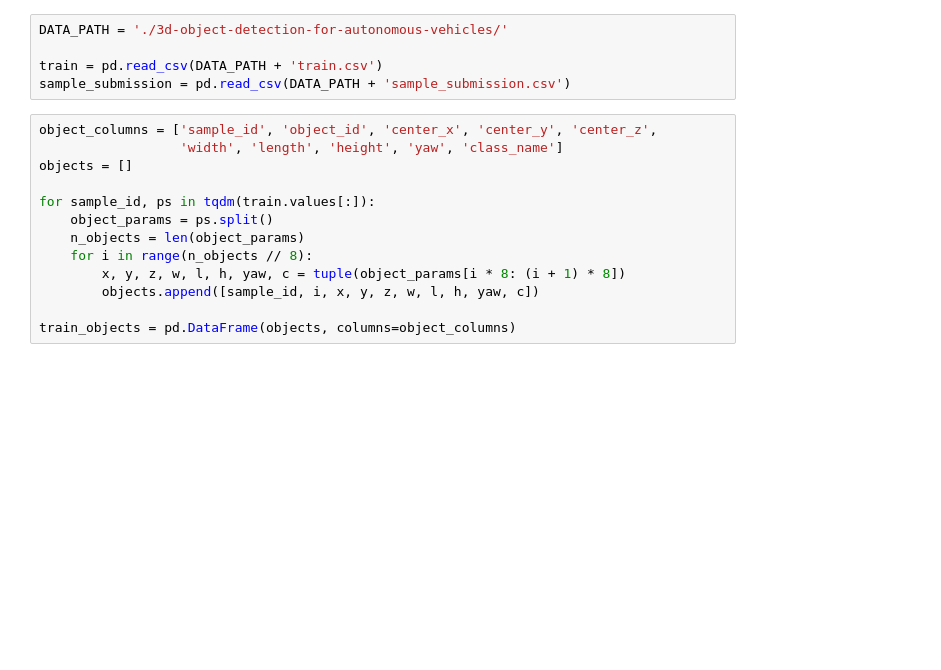
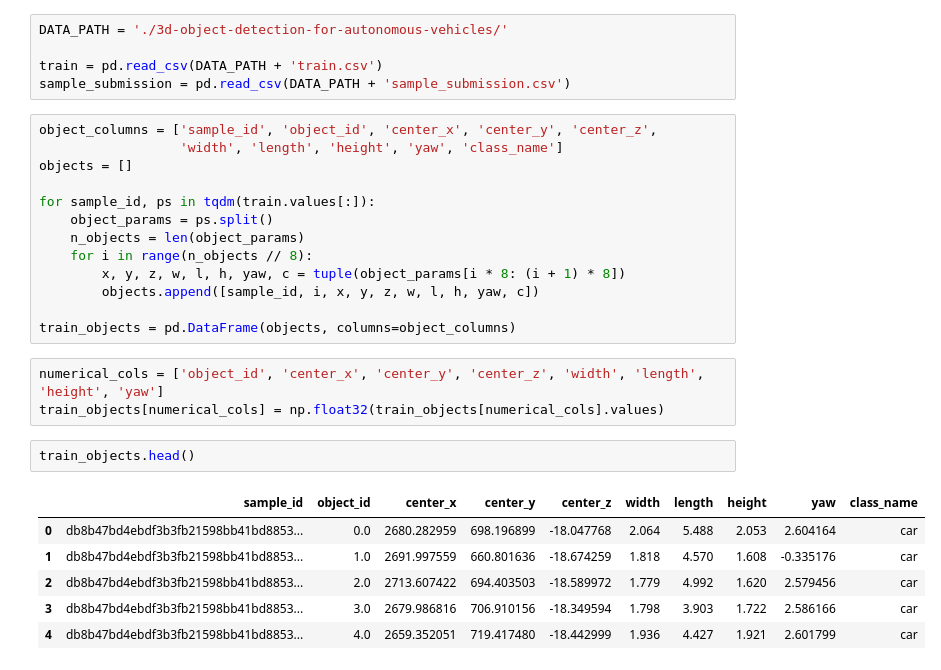
Before and after one commit to subClassy/lyft-3D-object-detector, a Jupyter notebook: data_exploration.ipynb, the cells around one changed output. Saved outputs shown, nothing was run; the diff lists cells and outputs as text; blank space fills up the shorter version.

```diff
--- a/data_exploration.ipynb
+++ b/data_exploration.ipynb
@@ -56,3 +58,15 @@ for sample_id, ps in tqdm(train.values[:]):
         objects.append([sample_id, i, x, y, z, w, l, h, yaw, c])
 
 train_objects = pd.DataFrame(objects, columns=object_columns)
+# %%
+numerical_cols = ['object_id', 'center_x', 'center_y', 'center_z', 'width', 'length', 'height', 'yaw']
+train_objects[numerical_cols] = np.float32(train_objects[numerical_cols].values)
+# %%
+train_objects.head()
+# %% [output]
+|  | sample_id | object_id | center_x | center_y | center_z | width | length | height | yaw | class_name |
+| 0 | db8b47bd4ebdf3b3fb21598bb41bd8853... | 0.0 | 2680.282959 | 698.196899 | -18.047768 | 2.064 | 5.488 | 2.053 | 2.604164 | car |
+| 1 | db8b47bd4ebdf3b3fb21598bb41bd8853... | 1.0 | 2691.997559 | 660.801636 | -18.674259 | 1.818 | 4.570 | 1.608 | -0.335176 | car |
+| 2 | db8b47bd4ebdf3b3fb21598bb41bd8853... | 2.0 | 2713.607422 | 694.403503 | -18.589972 | 1.779 | 4.992 | 1.620 | 2.579456 | car |
+| 3 | db8b47bd4ebdf3b3fb21598bb41bd8853... | 3.0 | 2679.986816 | 706.910156 | -18.349594 | 1.798 | 3.903 | 1.722 | 2.586166 | car |
+| 4 | db8b47bd4ebdf3b3fb21598bb41bd8853... | 4.0 | 2659.352051 | 719.417480 | -18.442999 | 1.936 | 4.427 | 1.921 | 2.601799 | car |
```
Also changed, not shown: parts of 4 cells of this notebook.
